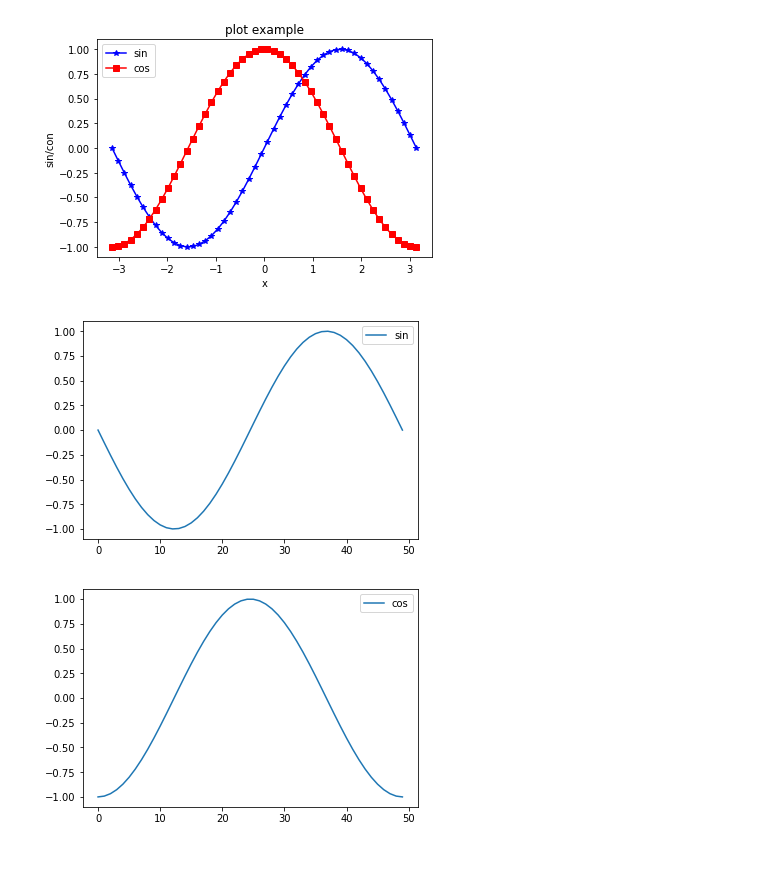
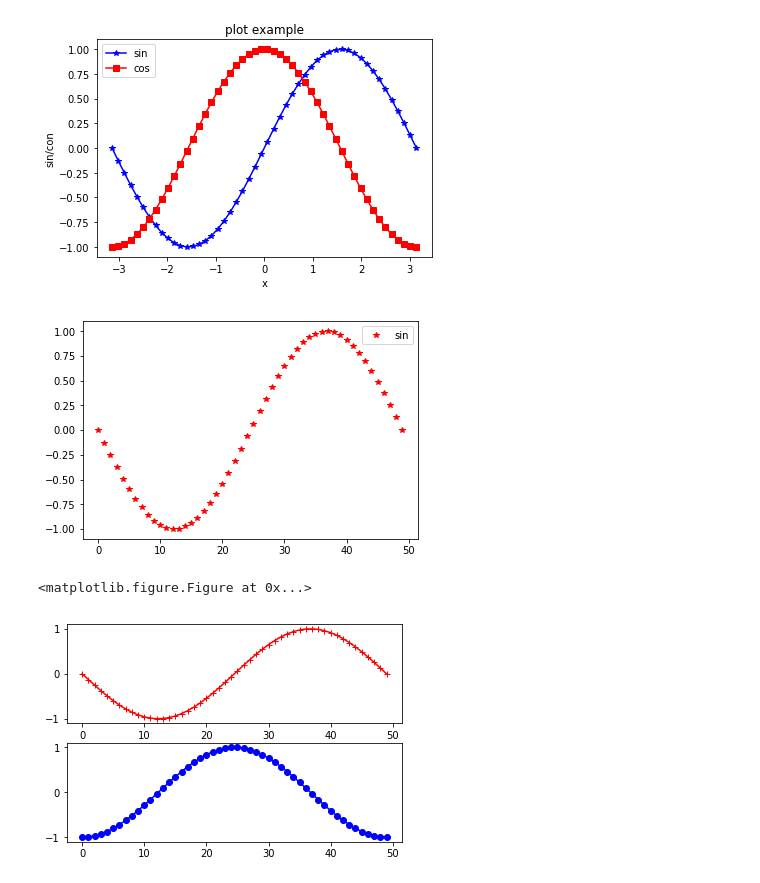
Before and after one commit to lsuhpchelp/lbrnloniworkshop2018, a Jupyter notebook: day1_python/intro-python.ipynb, the cells around one changed output. Cells and saved outputs as stored; diff of their text form; code cells hidden in the pictures.

```diff
--- a/day1_python/intro-python.ipynb
+++ b/day1_python/intro-python.ipynb
@@ -653,7 +690,7 @@ import matplotlib.pyplot as plt
 import numpy as np
 # %%
 data=np.linspace(-np.pi, np.pi, 50);
-sin, cos =np.sin(x), np.cos(x)
+sin, cos =np.sin(data), np.cos(data)
 plt.plot(data, sin, 'b-*', data, cos,'r-s')
 plt.title("plot example")
 plt.xlabel('x')
@@ -666,18 +703,18 @@ plt.show()
 # %%
 #plotting separate figures
 plt.figure()
-plt.plot(sin, label='sin')
+plt.plot(sin, 'r*', label='sin')
 plt.legend()
 #2nd figure
 plt.figure()
-plt.plot(cos, label='cos')
+plt.plot(cos, 'b+', label='cos')
 plt.legend()
+plt.clf()
 plt.show()
-plt.clf()
 plt.close('all')
 # %% [output]
-[figure, old version]
+[figure, new version]
-[figure, removed]
+<matplotlib.figure.Figure at 0x...>
 # %%
 # subplot on the same figure
 # subplot(rows, columns, active_plot)
@@ -688,4 +725,6 @@ plt.subplot(2,1,2)
 plt.plot(cos, 'b-o')
 #plt.close()
 plt.show()
+# %% [output]
+[figure, added]
 # %%
```
Also changed, not shown: parts of 8 cells of this notebook.
